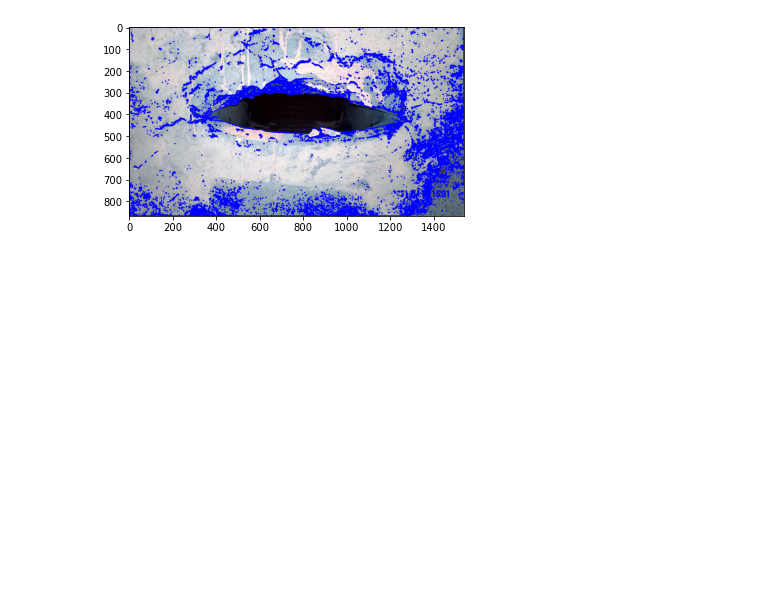
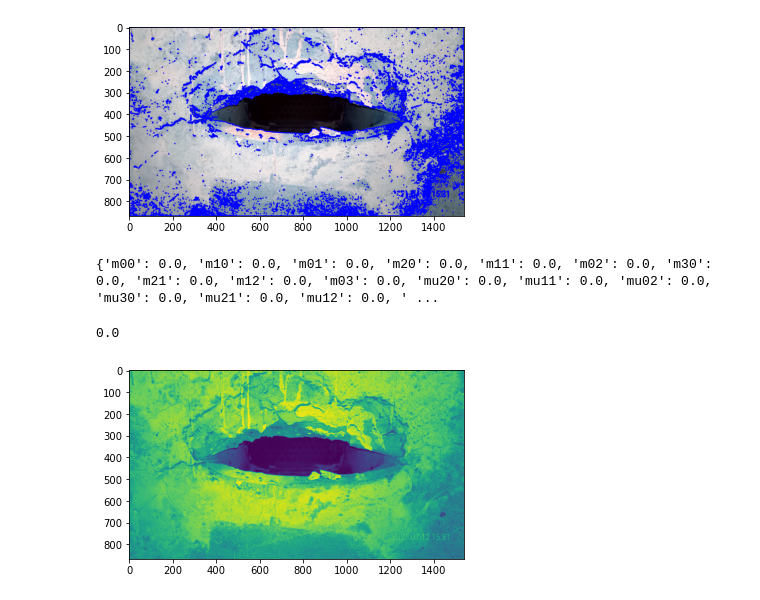
Before and after one commit to overred0704/Nozzle_predict, a Jupyter notebook: pic_detect.ipynb, the cells around one changed output. Saved outputs shown, nothing was run; the diff lists cells and outputs as text; code cells hidden in the pictures; blank space fills up the shorter version.

```diff
--- a/pic_detect.ipynb
+++ b/pic_detect.ipynb
@@ -41,3 +50,30 @@ plt.imshow(image)
 plt.show()
 # %% [output]
 [figure]
+# %%
+img = cv.imread('nozzle_pic/crash.jpg',0)
+ret,thresh = cv.threshold(img,127,255,0)
+contours,hierarchy = cv.findContours(thresh, 1, 2)
+cnt = contours[0]
+M = cv.moments(cnt)
+print( M )
+# %% [output]
+{'m00': 0.0, 'm10': 0.0, 'm01': 0.0, 'm20': 0.0, 'm11': 0.0, 'm02': 0.0, 'm30': 0.0, 'm21': 0.0, 'm12': 0.0, 'm03': 0.0, 'mu20': 0.0, 'mu11': 0.0, 'mu02': 0.0, 'mu30': 0.0, 'mu21': 0.0, 'mu12': 0.0, ' ...
+# %%
+area = cv.contourArea(cnt)
+print(area)
+# %% [output]
+0.0
+# %%
+import cv2 as cv
+img = cv.imread('nozzle_pic/crash.jpg')
+# %%
+# convert to RGB
+image = cv2.cvtColor(img, cv2.COLOR_BGR2RGB)
+# convert to grayscale
+gray = cv2.cvtColor(img, cv2.COLOR_RGB2GRAY)
+# %%
+plt.imshow(gray)
+plt.show()
+# %% [output]
+[figure, added]
```
Also changed, not shown: parts of 9 cells of this notebook, 2 other files.
